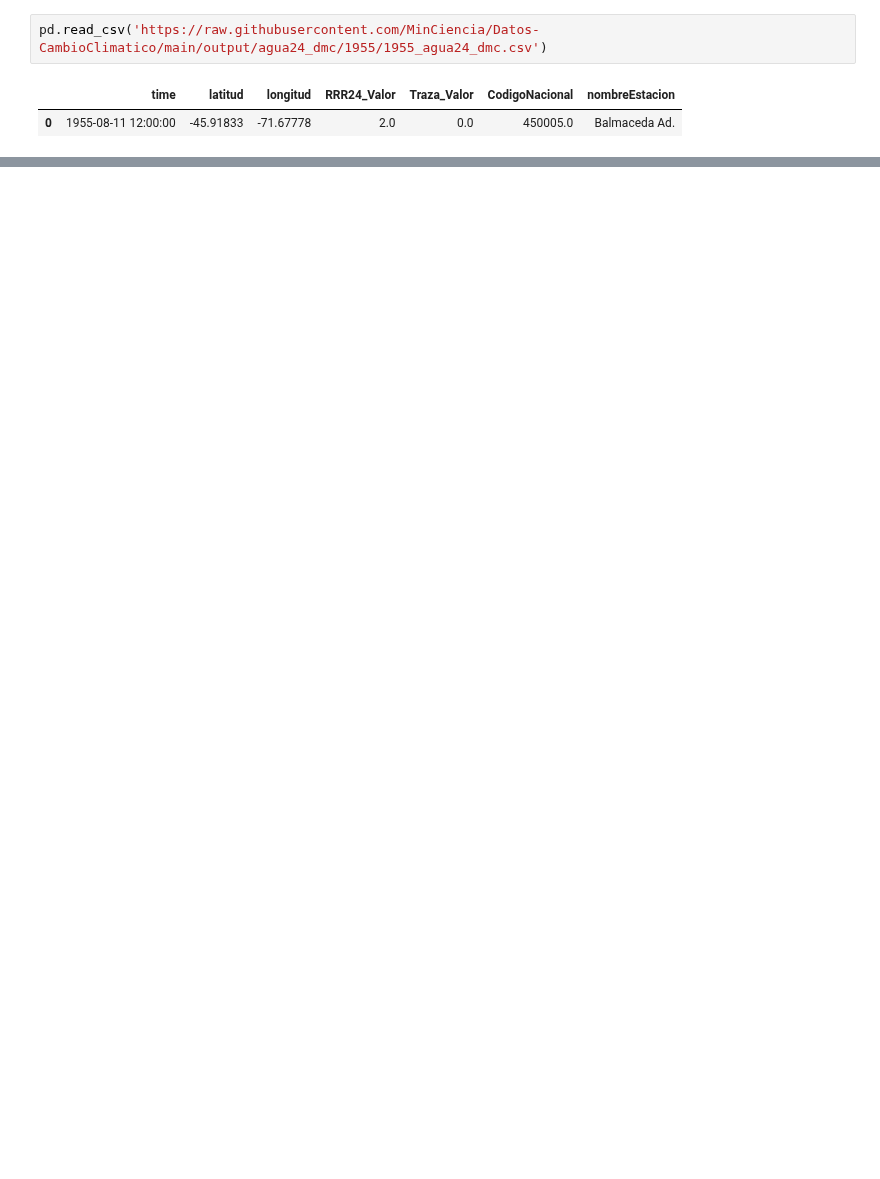
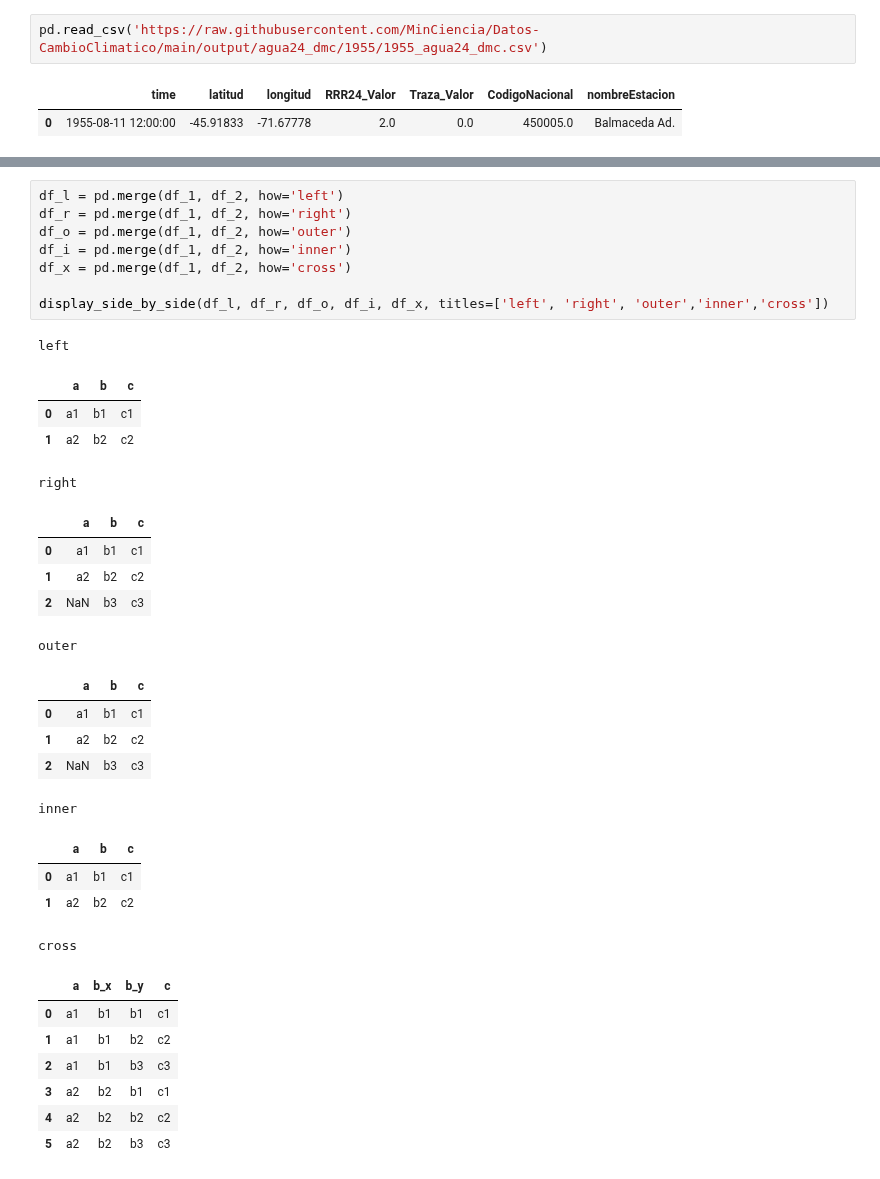
Before and after one commit to cridonoso/IntroToDataScience, a Jupyter notebook: 1.pandas.ipynb, the cells around one changed output, grey strips where cells are left out. Drawn from its saved outputs; the diff is of its cells as text; blank space fills up the shorter version.

```diff
--- a/1.pandas.ipynb
+++ b/1.pandas.ipynb
@@ -146,0 +266,35 @@ pd.read_csv('https://raw.githubusercontent.com/MinCiencia/Datos-CambioClimatico/
+# %%
+df_l = pd.merge(df_1, df_2, how='left')
+df_r = pd.merge(df_1, df_2, how='right')
+df_o = pd.merge(df_1, df_2, how='outer')
+df_i = pd.merge(df_1, df_2, how='inner')
+df_x = pd.merge(df_1, df_2, how='cross')
+
+display_side_by_side(df_l, df_r, df_o, df_i, df_x, titles=['left', 'right', 'outer','inner','cross'])
+# %% [output]
+left
+|  | a | b | c |
+| 0 | a1 | b1 | c1 |
+| 1 | a2 | b2 | c2 |
+right
+|  | a | b | c |
+| 0 | a1 | b1 | c1 |
+| 1 | a2 | b2 | c2 |
+| 2 | NaN | b3 | c3 |
+outer
+|  | a | b | c |
+| 0 | a1 | b1 | c1 |
+| 1 | a2 | b2 | c2 |
+| 2 | NaN | b3 | c3 |
+inner
+|  | a | b | c |
+| 0 | a1 | b1 | c1 |
+| 1 | a2 | b2 | c2 |
+cross
+|  | a | b_x | b_y | c |
+| 0 | a1 | b1 | b1 | c1 |
+| 1 | a1 | b1 | b2 | c2 |
+| 2 | a1 | b1 | b3 | c3 |
+| 3 | a2 | b2 | b1 | c1 |
+| 4 | a2 | b2 | b2 | c2 |
+| 5 | a2 | b2 | b3 | c3 |
```
Also changed, not shown: parts of 40 cells of this notebook, 6 other files.
